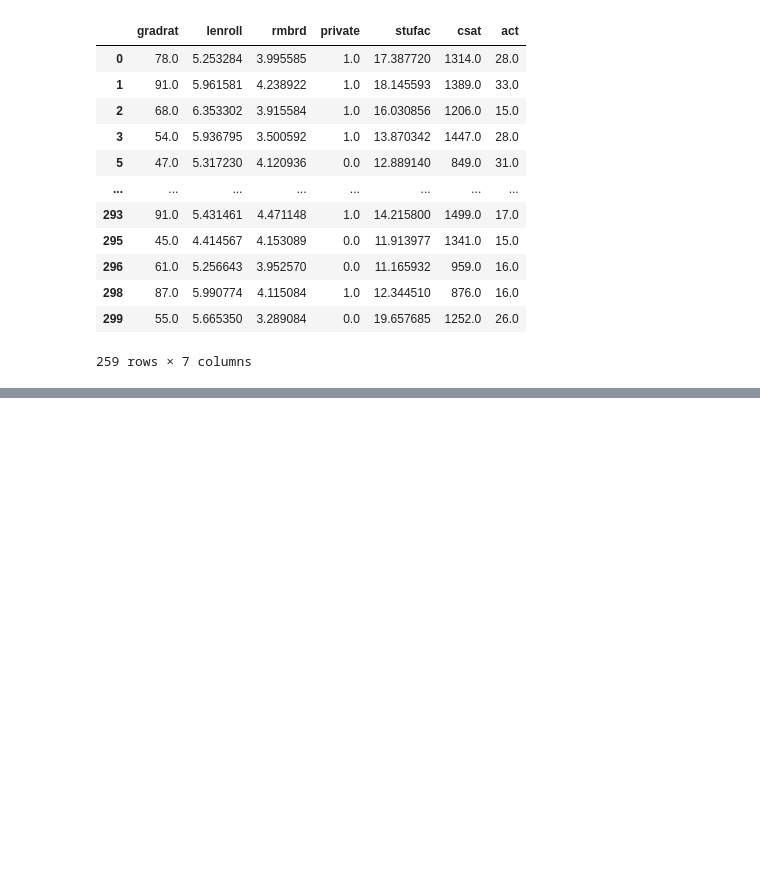
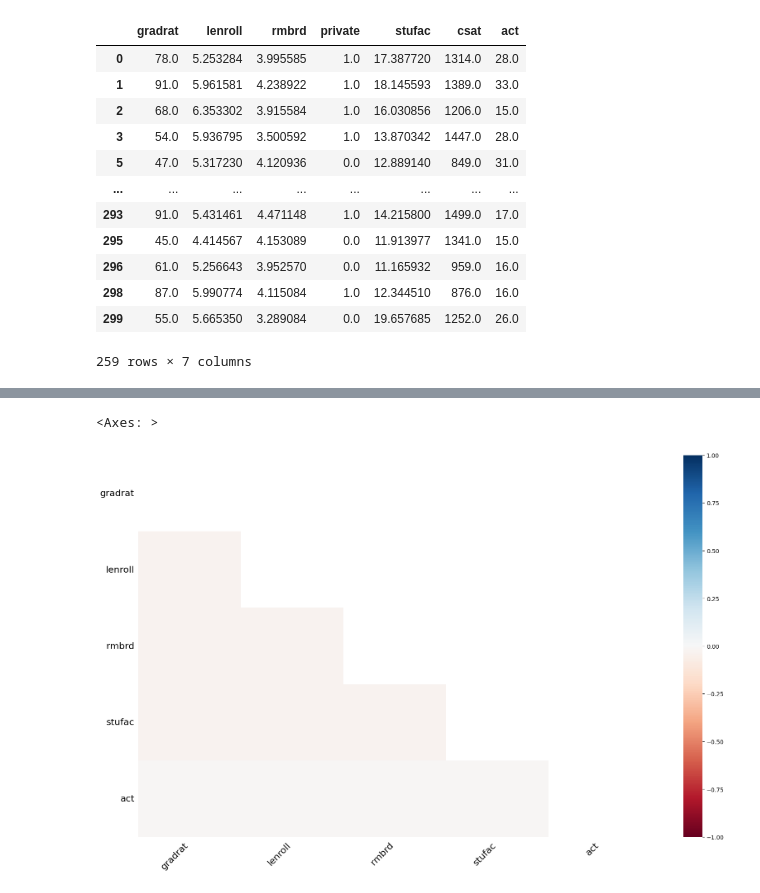
Before and after one commit to Haris-09/Python-Programming, a Jupyter notebook: handling_missing_values.ipynb, the cells around one changed output, grey strips where cells are left out. Drawn from its saved outputs; the diff is of its cells as text; code cells hidden in the pictures; blank space fills up the shorter version.

```diff
--- a/handling_missing_values.ipynb
+++ b/handling_missing_values.ipynb
@@ -250,0 +257,5 @@ college.dropna(axis=0)
+# %%
+msno.heatmap(college)
+# %% [output]
+<Axes: >
+[figure, added]
```
Also changed, not shown: parts of 5 cells of this notebook.
